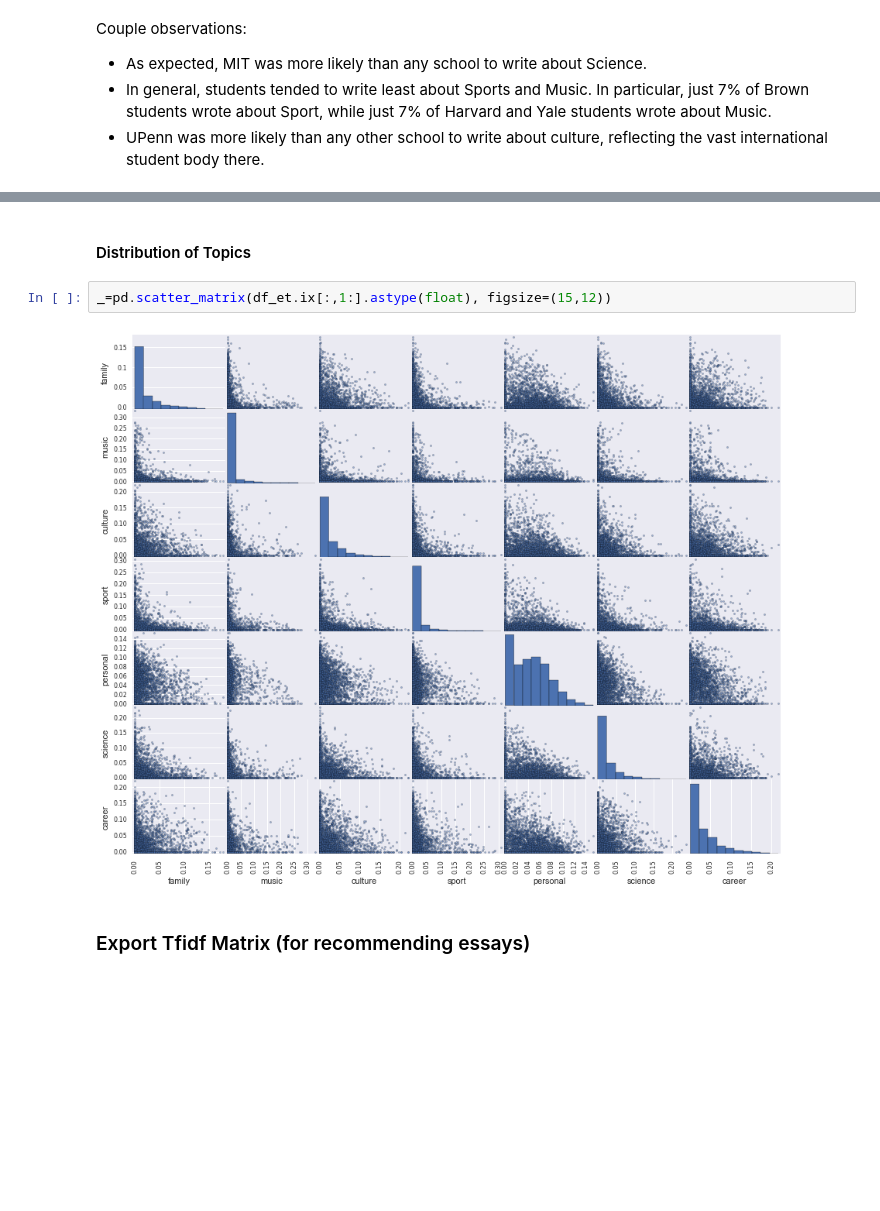
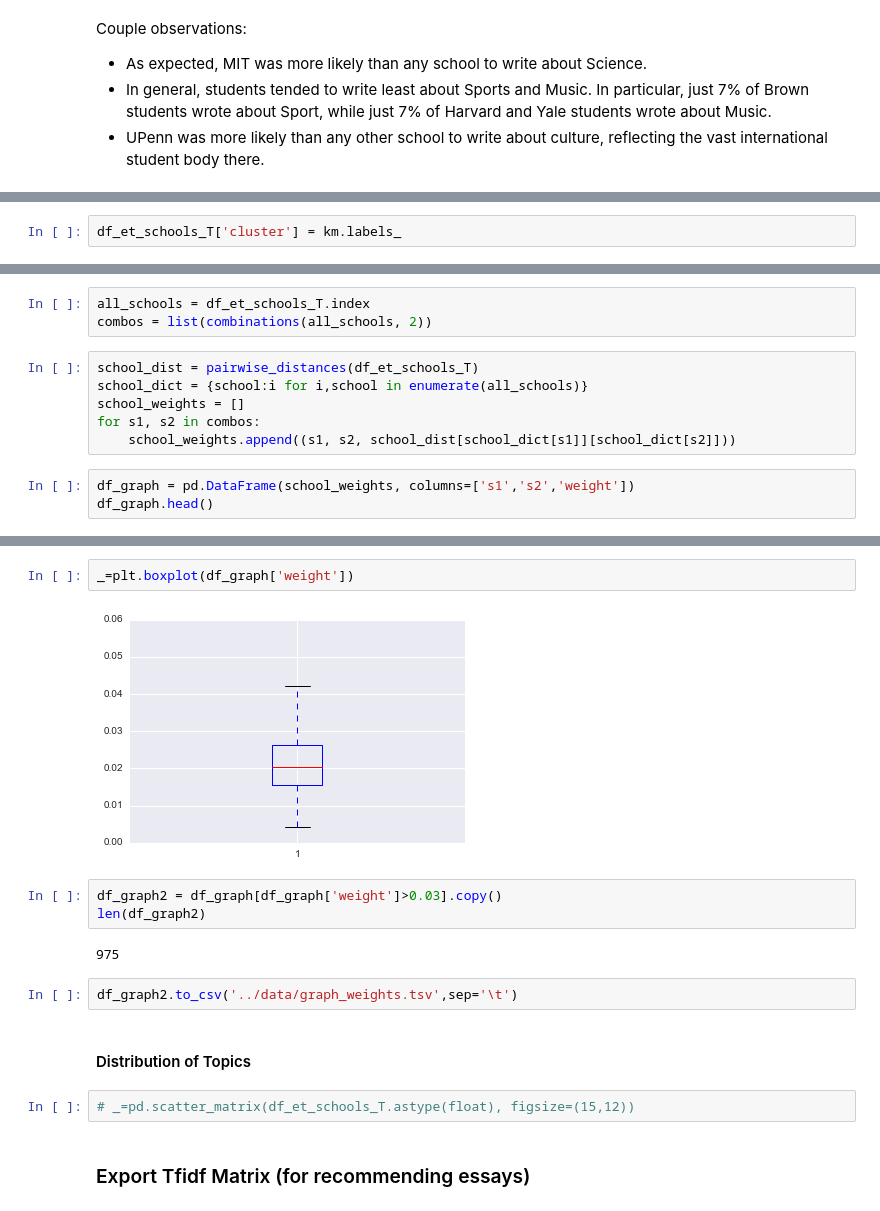
Before and after one commit to yungmsh/mining_the_common_app, a Jupyter notebook: code/3_Essay Exploration.ipynb, the cells around one changed output, grey strips where cells are left out. Drawn from its saved outputs; the diff is of its cells as text; blank space fills up the shorter version.

```diff
--- a/code/3_Essay Exploration.ipynb
+++ b/code/3_Essay Exploration.ipynb
@@ -368,0 +398,2 @@ Couple observations:
+# %%
+df_et_schools_T['cluster'] = km.labels_
@@ -368,0 +430,12 @@ Couple observations:
+# %%
+all_schools = df_et_schools_T.index
+combos = list(combinations(all_schools, 2))
+# %%
+school_dist = pairwise_distances(df_et_schools_T)
+school_dict = {school:i for i,school in enumerate(all_schools)}
+school_weights = []
+for s1, s2 in combos:
+    school_weights.append((s1, s2, school_dist[school_dict[s1]][school_dict[s2]]))
+# %%
+df_graph = pd.DataFrame(school_weights, columns=['s1','s2','weight'])
+df_graph.head()
@@ -369,9 +449,18 @@ Couple observations:
+# %%
+_=plt.boxplot(df_graph['weight'])
+# %% [output]
+[figure, added]
+# %%
+df_graph2 = df_graph[df_graph['weight']>0.03].copy()
+len(df_graph2)
+# %% [output]
+975
+# %%
+df_graph2.to_csv('../data/graph_weights.tsv',sep='\t')
 # %% [markdown]
 #### Distribution of Topics
 # %%
-_=pd.scatter_matrix(df_et.ix[:,1:].astype(float), figsize=(15,12))
+# _=pd.scatter_matrix(df_et_schools_T.astype(float), figsize=(15,12))
-# %% [output]
-[figure, removed]
 # %% [markdown]
 ### Export Tfidf Matrix (for recommending essays)
 # %%
```
Also changed, not shown: parts of 29 cells of this notebook, 2 other files.
